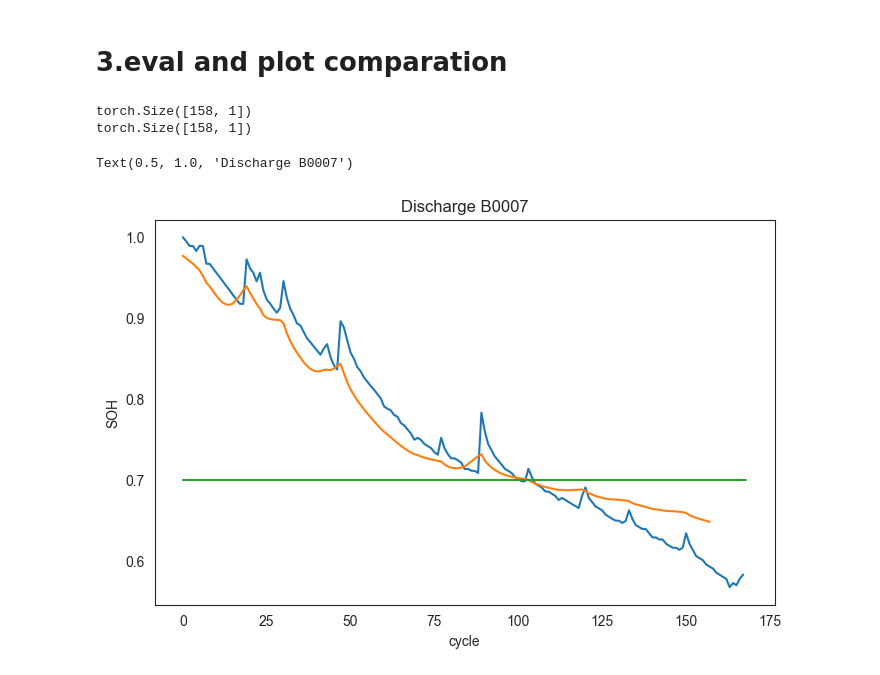
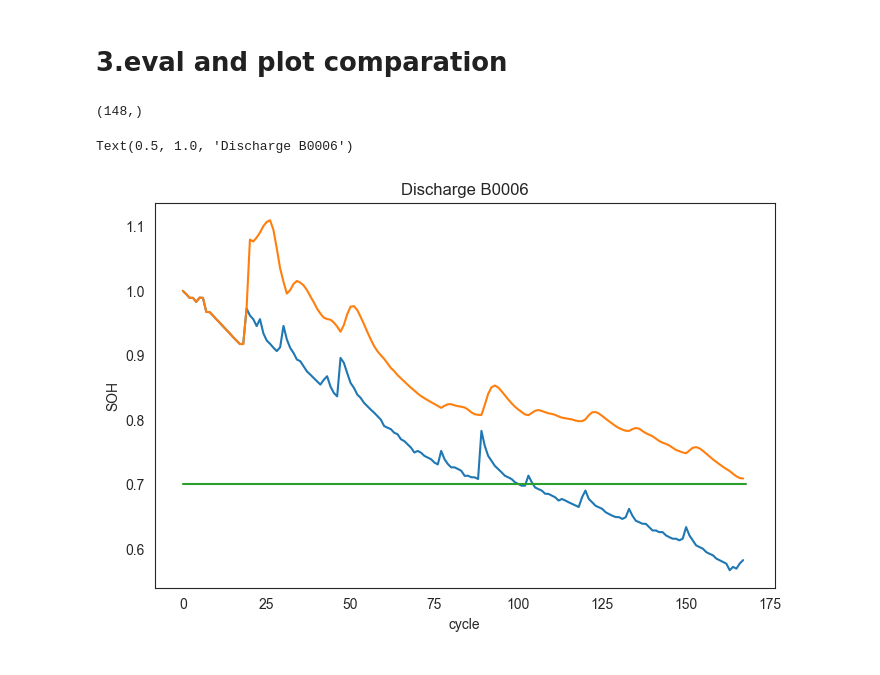
Before and after one commit to yamichanCTL/SOH-on-FPGA, a Jupyter notebook: LSTM/LSTMtest.ipynb, the cells around one changed output. Saved outputs shown, nothing was run; the diff lists cells and outputs as text; code cells hidden in the pictures.

Commit message:
multi input

```diff
--- a/LSTM/LSTMtest.ipynb
+++ b/LSTM/LSTMtest.ipynb
@@ -19,3 +20,17 @@ WARNING:tensorflow:From E:\Anaconda3.8\envs\battery\lib\site-packages\keras\src\
+# %%
+# hyper
+features = ['SOH','voltage_measured', 'current_measured',
+            'temperature_measured', 'current_load', 'voltage_load', 'time']
+batch_size = 1
+input_size = len(features)
+hidden_size = 64
+num_layers = 1
+output_size = 1
+seq_len = 20   # 预测序列长度
+epoch = 100
+learning_rate = 0.001
+
+save_path = 'lstm_mutilinput.pth'
 # %% [markdown]
 # 1.Data preprocess
 # %% [markdown]
@@ -194,13 +216,4 @@ class LSTMModel(nn.Module):
         return out
-# %%
-# hyper
-input_size = 1
-hidden_size = 64
-num_layers = 1
-output_size = 1
-seq_len = 10   # 预测序列长度
-epoch = 500
-learning_rate = 0.001
 # %%
 # train
 if __name__ == "__main__":
@@ -316,36 +305,35 @@ test set Loss: 0.0011152451625093818
 # 3.eval and plot comparation
 # %%
 test_battery_id = 'B0006'
-test_data,test_data_real = data_loader(test_battery_id,seq_len,input_size)
+test_data,test_data_real = data_loader(test_battery_id,seq_len,features)
 input_data = torch.tensor(test_data, dtype=torch.float32)
 # load
 lstm = LSTMModel(input_size=input_size, hidden_size=hidden_size, output_size=output_size, num_layers=num_layers)
-lstm.load_state_dict(torch.load('lstm_model.pth'))
+lstm.load_state_dict(torch.load(save_path))
 lstm.eval()
 output = lstm(input_data)
-predicted_data = output.detach().numpy()
-print(output.shape)
+predicted_data = output.detach().numpy().reshape(-1)
+print(predicted_data.shape)
 
-# # save
-# predicted_soh = pd.DataFrame(data=output.detach().numpy(), columns=['SOH'])
-# predicted_soh.to_csv('../datasets/BatteryCSV/B0007output.csv', index=False)
 
 # draw
-origin_data = norm_data(test_battery_id)
+origin_data = norm_data(test_battery_id) # dictionary
 sns.set_style("white")
 plt.figure(figsize=(8, 5))
 #Draw
+# plt.plot([i for i in range(len(origin_data['SOH'][seq_len:]))], origin_data['SOH'][seq_len:], label='SOH')
+# plt.plot([i for i in range(len(test_data))], predicted_data, label='Predicted SOH')
 plt.plot([i for i in range(len(origin_data['SOH']))], origin_data['SOH'], label='SOH')
-plt.plot([i for i in range(len(test_data))], predicted_data, label='Predicted SOH')
+predicted_data = np.concatenate((origin_data['SOH'][0:seq_len],predicted_data), axis = 0)
+plt.plot([i for i in range(len(origin_data['SOH']))], predicted_data, label='Predicted SOH')
 plt.plot([0.,len(origin_data['SOH'])], [0.70, 0.70], label='Threshold')
 
 # make x-axis ticks legible
 adf = plt.gca().get_xaxis().get_major_formatter()
 plt.xlabel('cycle')
 plt.ylabel('SOH')
-plt.title('Discharge B0007')
+plt.title('Discharge {}'.format(test_battery_id))
 # %% [output]
-torch.Size([158, 1])
-torch.Size([158, 1])
+(148,)
-Text(0.5, 1.0, 'Discharge B0007')
+Text(0.5, 1.0, 'Discharge B0006')
-[figure, old version]
+[figure, new version]
```
Also changed, not shown: parts of 9 cells of this notebook.
